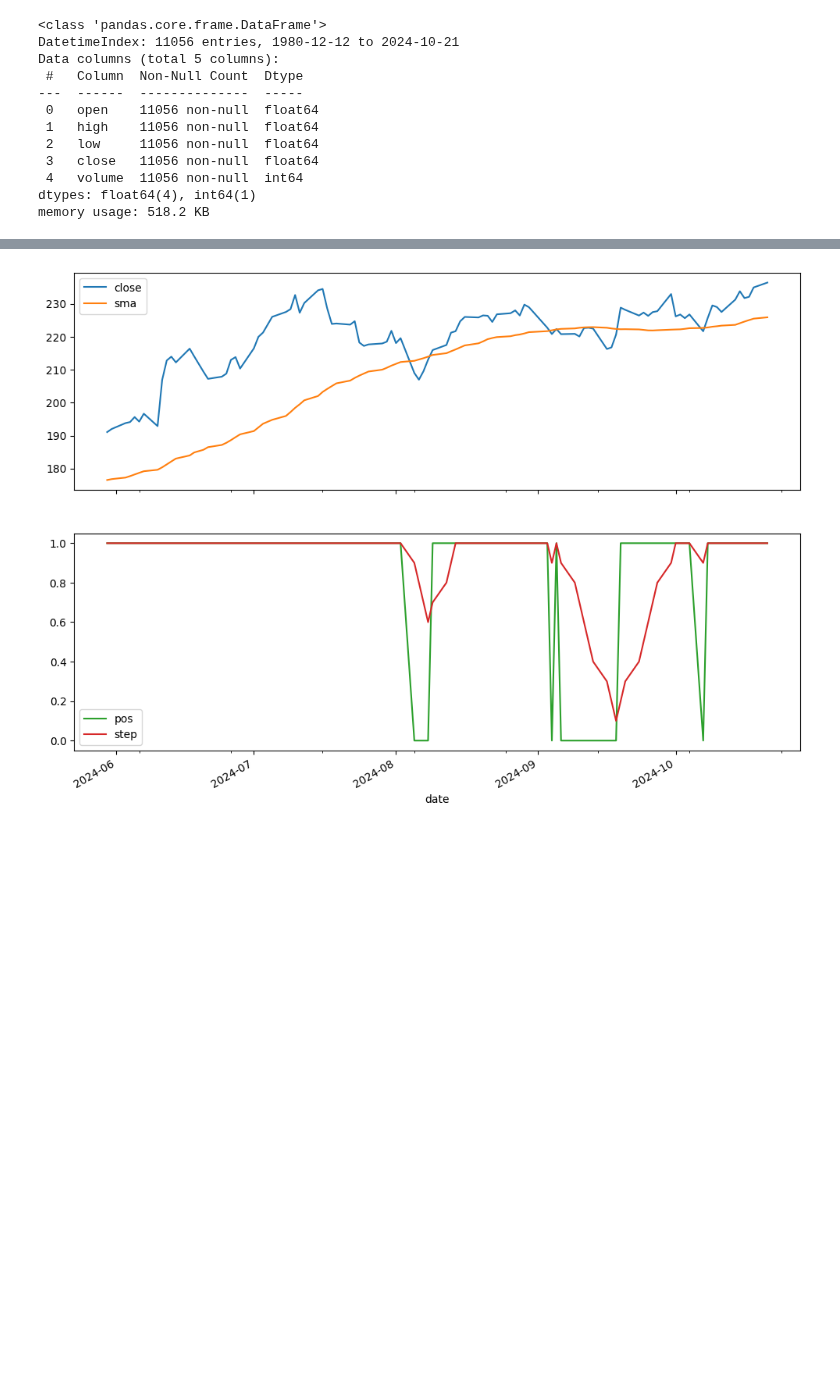
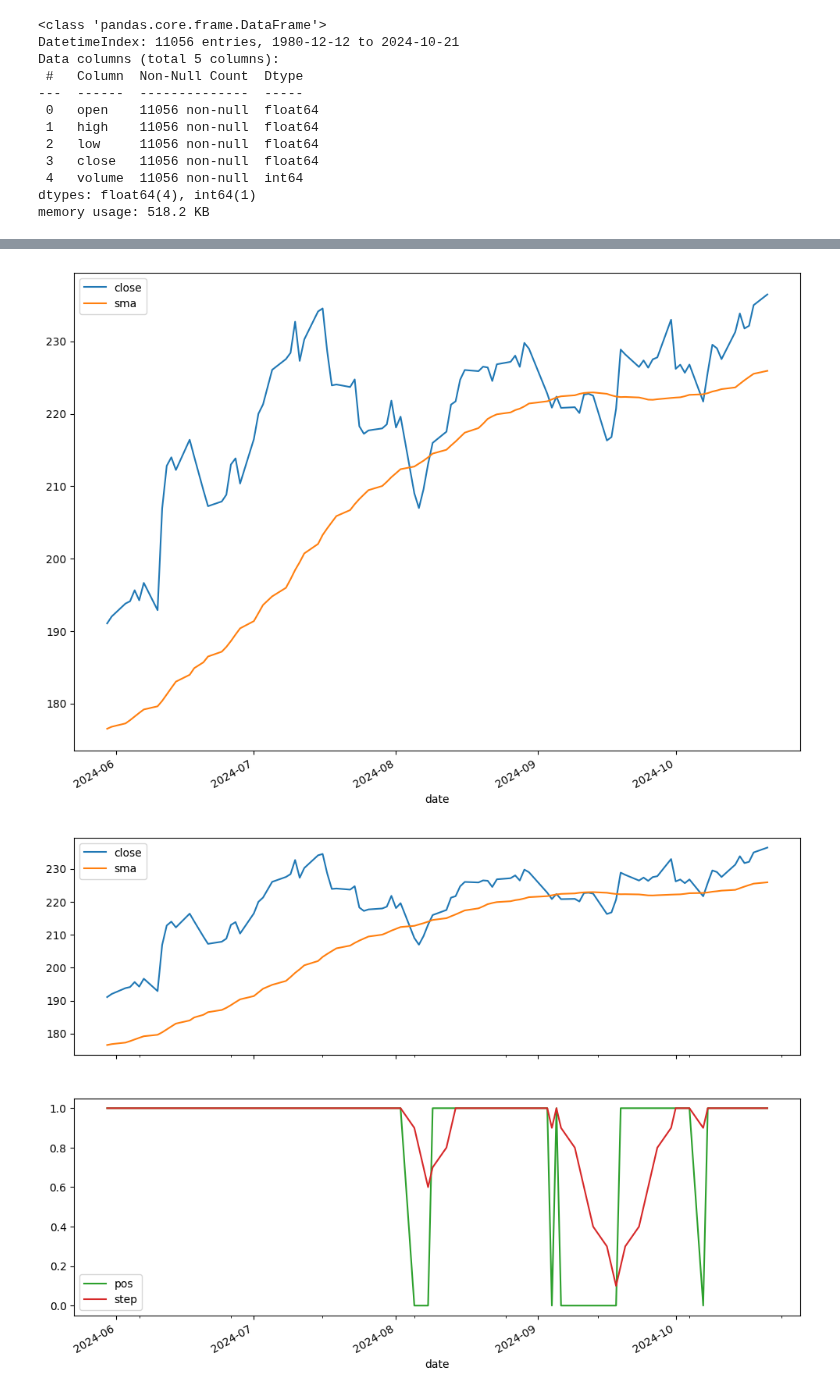
Before and after one commit to furechan/mintalib, a Jupyter notebook: examples/step-example.ipynb, the cells around one changed output, grey strips where cells are left out. Cells and saved outputs as stored; diff of their text form; code cells hidden in the pictures; blank space fills up the shorter version.

```diff
--- a/examples/step-example.ipynb
+++ b/examples/step-example.ipynb
@@ -49 +52,7 @@ prices
+# %%
+prices.tail(100).plot(
+    y=["close", "sma"],
+);
+# %% [output]
+[figure, added]
 # %%
```
Also changed, not shown: parts of 4 cells of this notebook, 7 other files.
